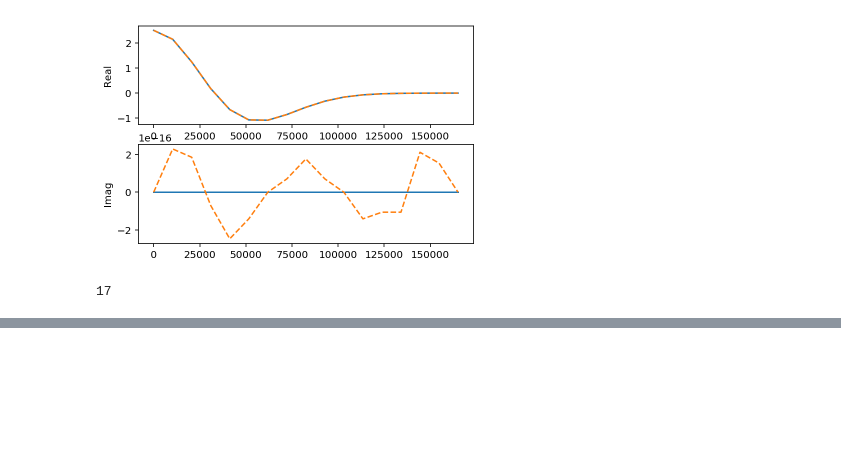
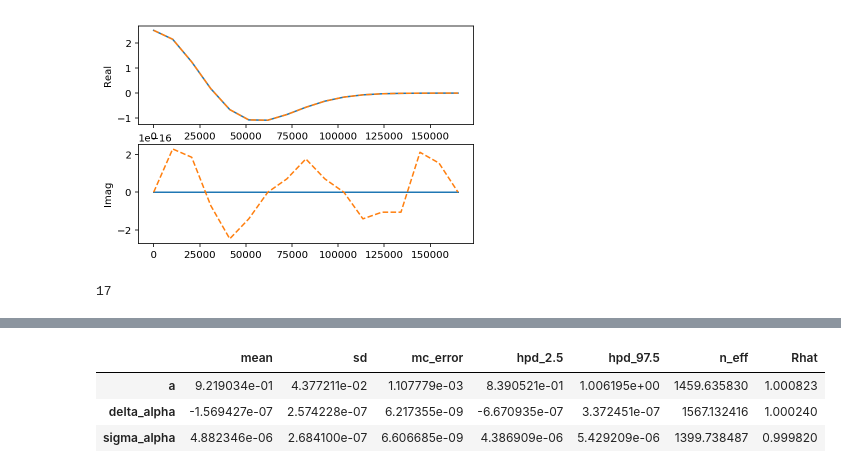
Before and after one commit to iancze/million-points-of-light, a Jupyter notebook: notebooks/Vis1DPyMC3.ipynb, the cells around one changed output, grey strips where cells are left out. Saved outputs shown, nothing was run; the diff lists cells and outputs as text; code cells hidden in the pictures; blank space fills up the shorter version.

```diff
--- a/notebooks/Vis1DPyMC3.ipynb
+++ b/notebooks/Vis1DPyMC3.ipynb
@@ -539,0 +537,7 @@ ValueError: ('You cannot drop a non-broadcastable dimension.', ((False, True), [
+# %%
+pm.summary(trace)
+# %% [output]
+|  | mean | sd | mc_error | hpd_2.5 | hpd_97.5 | n_eff | Rhat |
+| a | 9.219034e-01 | 4.377211e-02 | 1.107779e-03 | 8.390521e-01 | 1.006195e+00 | 1459.635830 | 1.000823 |
+| delta_alpha | -1.569427e-07 | 2.574228e-07 | 6.217355e-09 | -6.670935e-07 | 3.372451e-07 | 1567.132416 | 1.000240 |
+| sigma_alpha | 4.882346e-06 | 2.684100e-07 | 6.606685e-09 | 4.386909e-06 | 5.429209e-06 | 1399.738487 | 0.999820 |
```
Also changed, not shown: parts of 7 cells of this notebook.
